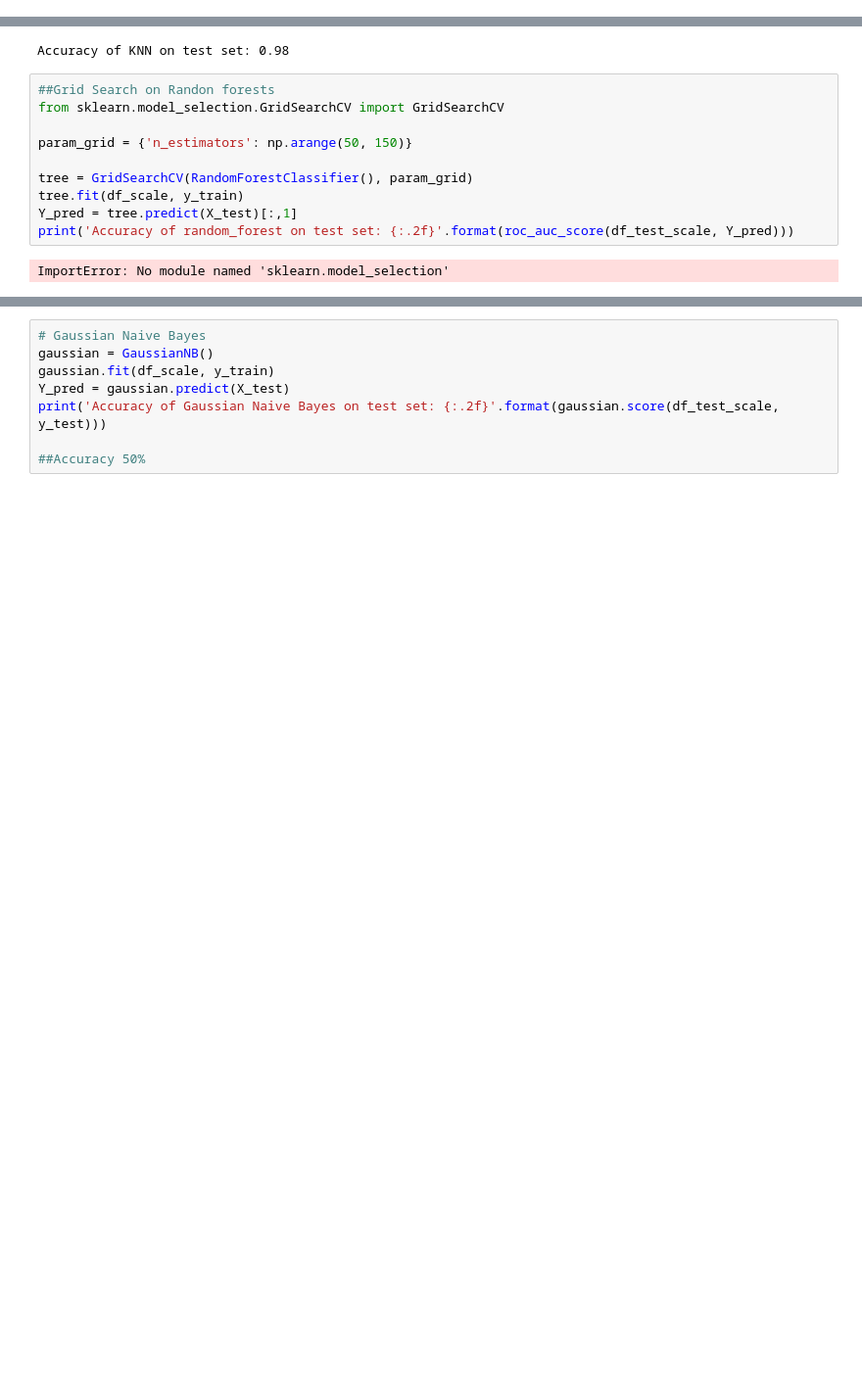
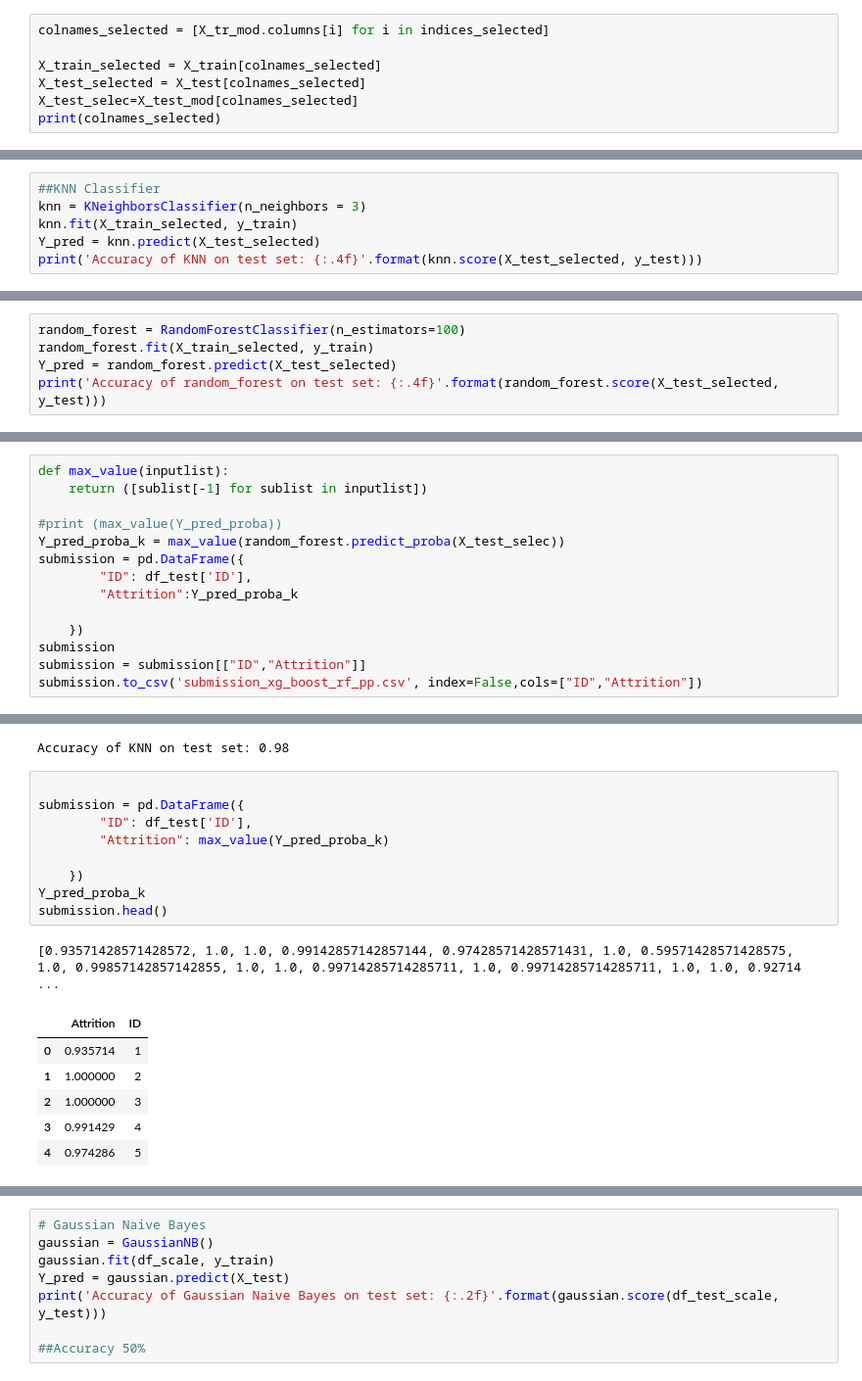
Before and after one commit to kishorkukreja/attrition-analysis, a Jupyter notebook: Attrition-notebook.ipynb, the cells around one changed output, grey strips where cells are left out. Shown at 98% size. Drawn from its saved outputs; the diff is of its cells as text; blank space fills up the shorter version.

```diff
--- a/Attrition-notebook.ipynb
+++ b/Attrition-notebook.ipynb
@@ -267,0 +644,7 @@ X_test.head()
+# %%
+colnames_selected = [X_tr_mod.columns[i] for i in indices_selected]
+
+X_train_selected = X_train[colnames_selected]
+X_test_selected = X_test[colnames_selected]
+X_test_selec=X_test_mod[colnames_selected]
+print(colnames_selected)
@@ -267,0 +673,6 @@ X_test.head()
+# %%
+##KNN Classifier
+knn = KNeighborsClassifier(n_neighbors = 3)
+knn.fit(X_train_selected, y_train)
+Y_pred = knn.predict(X_test_selected)
+print('Accuracy of KNN on test set: {:.4f}'.format(knn.score(X_test_selected, y_test)))
@@ -267,0 +681,5 @@ X_test.head()
+# %%
+random_forest = RandomForestClassifier(n_estimators=100)
+random_forest.fit(X_train_selected, y_train)
+Y_pred = random_forest.predict(X_test_selected)
+print('Accuracy of random_forest on test set: {:.4f}'.format(random_forest.score(X_test_selected, y_test)))
@@ -267,0 +688,14 @@ X_test.head()
+# %%
+def max_value(inputlist):
+    return ([sublist[-1] for sublist in inputlist])
+
+#print (max_value(Y_pred_proba))
+Y_pred_proba_k = max_value(random_forest.predict_proba(X_test_selec))
+submission = pd.DataFrame({
+        "ID": df_test['ID'],
+        "Attrition":Y_pred_proba_k
+
+    })
+submission
+submission = submission[["ID","Attrition"]]
+submission.to_csv('submission_xg_boost_rf_pp.csv', index=False,cols=["ID","Attrition"])
@@ -345,15 +807,20 @@ print('Accuracy of KNN on test set: {:.2f}'.format(knn.score(df_test_scale, y_te
 ##Accuracy 98%
 # %% [output]
 Accuracy of KNN on test set: 0.98
-# %%
-##Grid Search on Randon forests
-from sklearn.model_selection.GridSearchCV import GridSearchCV
-
-param_grid = {'n_estimators': np.arange(50, 150)}
-
-tree = GridSearchCV(RandomForestClassifier(), param_grid)
-tree.fit(df_scale, y_train)
-Y_pred = tree.predict(X_test)[:,1]
-print('Accuracy of random_forest on test set: {:.2f}'.format(roc_auc_score(df_test_scale, Y_pred)))
-# %% [output]
-ImportError: No module named 'sklearn.model_selection'
+# %%
+
+submission = pd.DataFrame({
+        "ID": df_test['ID'],
+        "Attrition": max_value(Y_pred_proba_k)
+
+    })
+Y_pred_proba_k
+submission.head()
+# %% [output]
+[0.93571428571428572, 1.0, 1.0, 0.99142857142857144, 0.97428571428571431, 1.0, 0.59571428571428575, 1.0, 0.99857142857142855, 1.0, 1.0, 0.99714285714285711, 1.0, 0.99714285714285711, 1.0, 1.0, 0.92714 ...
+|  | Attrition | ID |
+| 0 | 0.935714 | 1 |
+| 1 | 1.000000 | 2 |
+| 2 | 1.000000 | 3 |
+| 3 | 0.991429 | 4 |
+| 4 | 0.974286 | 5 |
```
Also changed, not shown: parts of 35 cells of this notebook.
